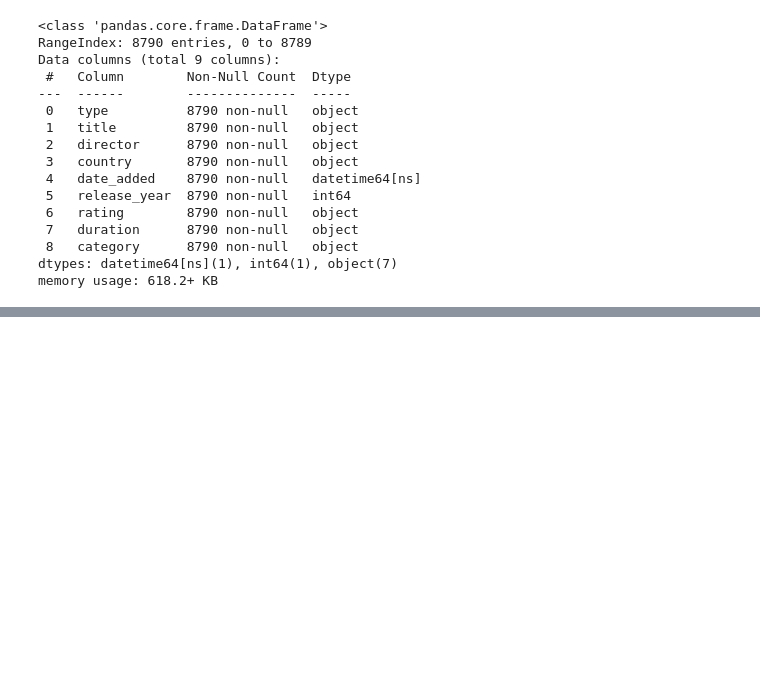
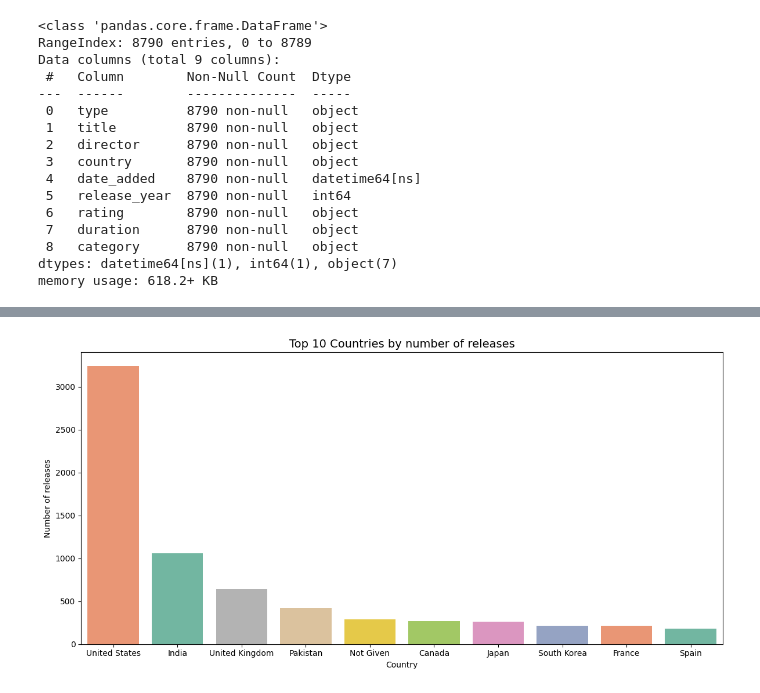
Before and after one commit to G-Bielokozowicz/Netflix-Data-Analysis, a Jupyter notebook: main.ipynb, the cells around one changed output, grey strips where cells are left out. Drawn from its saved outputs; the diff is of its cells as text; code cells hidden in the pictures; blank space fills up the shorter version.

```diff
--- a/main.ipynb
+++ b/main.ipynb
@@ -103,0 +164,20 @@ memory usage: 618.2+ KB
+# %%
+# Top 10 countries by number of releases
+
+plt.figure(figsize=(12,6))
+data=df['country'].value_counts().head(10)
+sns.barplot(
+    x=data.index,
+    y=data.values,
+    palette='Set2',
+    hue=data.values,
+    legend=False
+)
+
+plt.title('Top 10 Countries by number of releases',size=14)
+plt.xlabel("Country")
+plt.ylabel("Number of releases")
+plt.tight_layout()
+plt.show()
+# %% [output]
+[figure, added]
```
Also changed, not shown: parts of 11 cells of this notebook.
